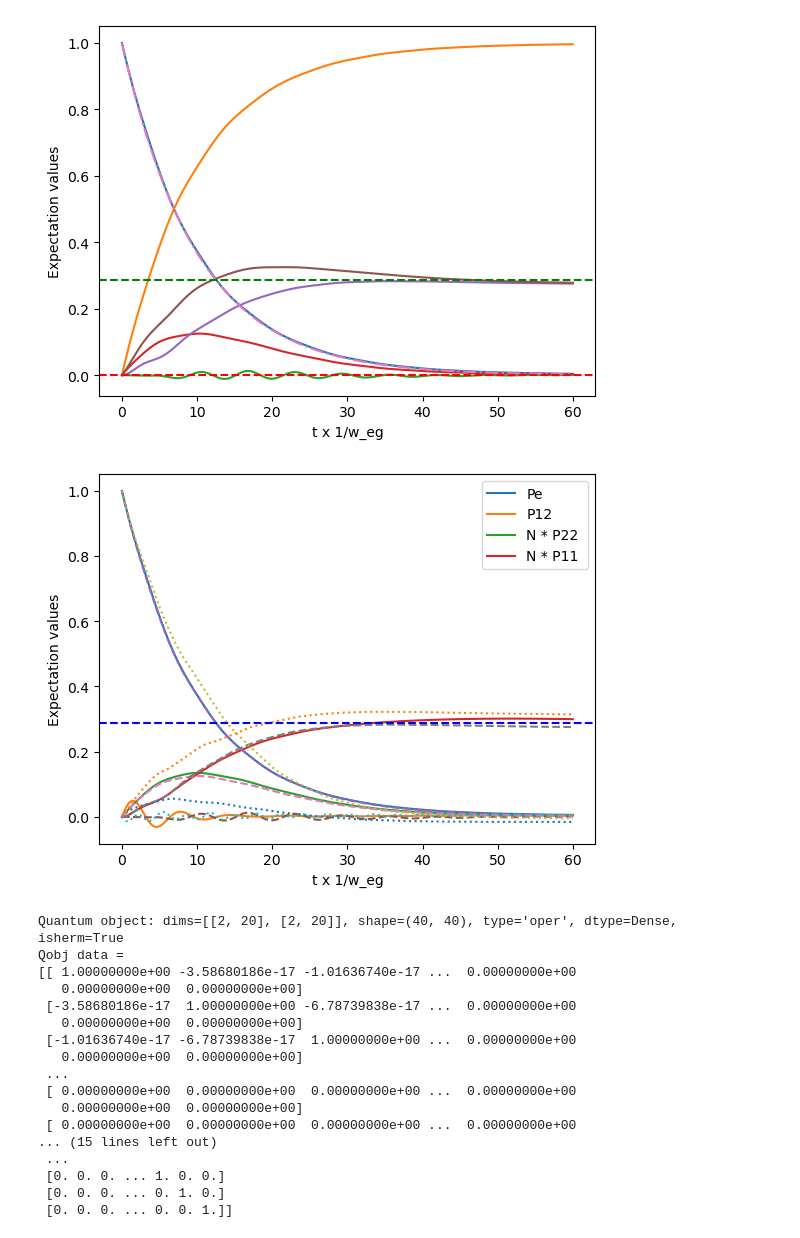
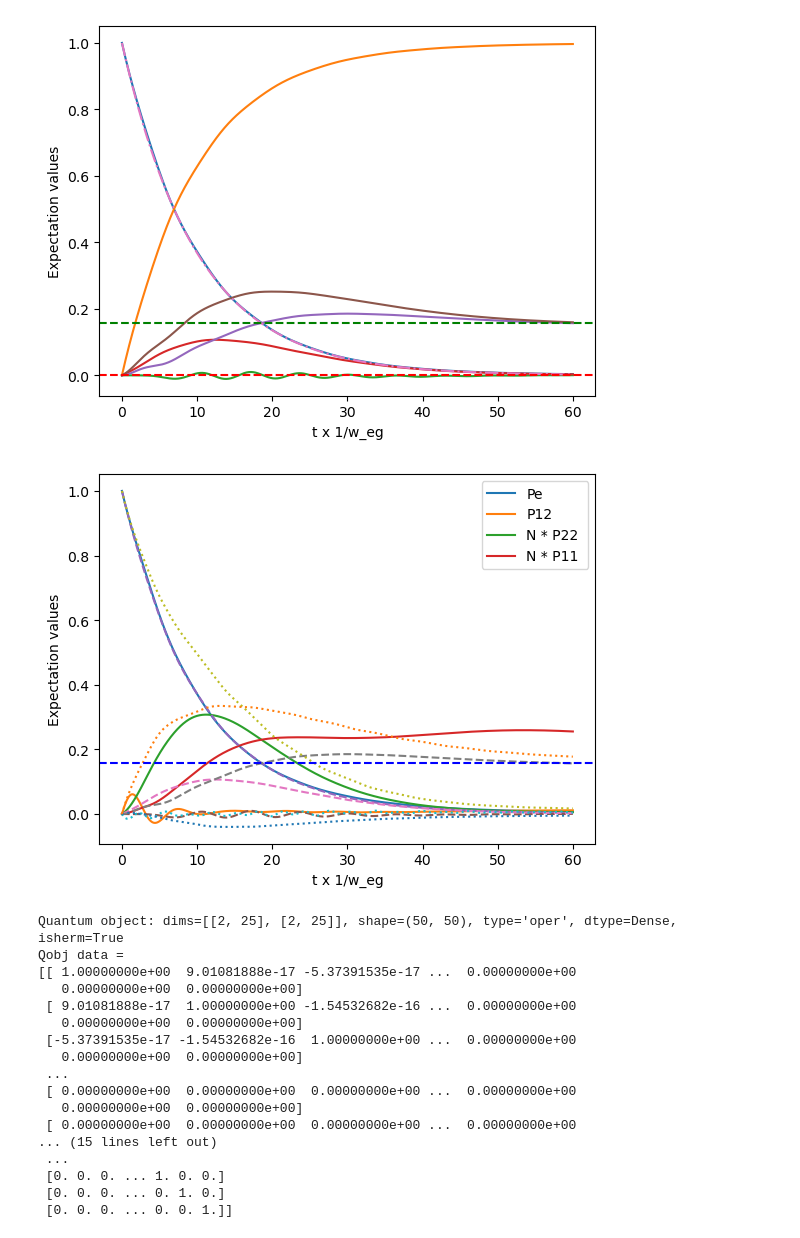
Before and after one commit to SanderStammbach/Sanders-Studium, a Jupyter notebook: Vibration/vibration-master-eq.ipynb, the cells around one changed output. Saved outputs shown, nothing was run; the diff lists cells and outputs as text; code cells hidden in the pictures.

```diff
--- a/Vibration/vibration-master-eq.ipynb
+++ b/Vibration/vibration-master-eq.ipynb
@@ -42,7 +42,7 @@ import scipy.special
 
 we=1 # With hbar = 1 this is the upper energy
 wg=0# ground state
-ve=0.1 #  ground state frequencie from the exited atomic state in 0.1*we
+ve=0.12 #  ground state frequencie from the exited atomic state in 0.1*we
 vg=0.1 # ground state frequencie from the ground atomic state
 λ1=0.5# dim less coupling constant depending on the shift of the energy minima shifts in space
 g1=0.1 #couplig to the atom to the bath
@@ -54,7 +54,7 @@ w0=we- wg + λ1**2 *vg**3 /ve**2
 w00 = we - wg + (ve - vg )/2
 
 
-beta=15 #temp Einheit von  hb*omega durch kb
+beta=20 #temp Einheit von  hb*omega durch kb
 A=-λ1/(1+4*λ2)
 #A=-λ1*(vg**2/ve**2)
 
@@ -63,7 +63,7 @@ rs=1/4*(np.log(ve**2/vg**2))
 
 def nb(w):
     return np.float128(1/(np.exp((w) * beta)-1))
-N=20# size of the vibronic hilbi space
+N=25# size of the vibronic hilbi space
 #tlist=np.linspace[0,1,10]
 # operators
 b  = qutip.tensor(qutip.qeye(2),qutip.destroy(N)) #ladder operator of the vibronic modes
@@ -173,5 +174,5 @@ Qobj data =
 # %%
-A=-0.5
+
 #rotationsmatrix anders definiert
 D_opt=(A*(b.dag()-b)).expm()
 S_opt=(1/2*rs*(b*b-b.dag()*b.dag())).expm() #seldmade
@@ -189,7 +190,7 @@ U2 = P12*P21 +S_op *P21*P12
 br=U.dag() *b * U
 brt=Ut.dag() *b * Ut# selfmade disp
 br3=U1.dag() *b * U1
-br2= b* P12*P21  +(b *np.cosh(rs)  - b.dag()*np.sinh(rs)+A*np.cosh(rs))*P21*P12
+br= b* P12*P21  +(b *np.cosh(rs)  - b.dag()*np.sinh(rs)+A*np.cosh(rs))*P21*P12
 be = (np.cosh( rs) *b + np.sinh( rs)* b.dag() + A* np.exp(rs) )*P21*P12
 
 print(b+A*P22,((P11+D_opt*P22).dag())*b*(P11+D_opt*P22),br3)
@@ -252,7 +253,7 @@ ax.axhline(y=(np.abs((SS(H)*(b.dag()*b*(P22+P11))).tr())), xmin=0, xmax=40, colo
 #ax.axhline(y=1/(np.exp(beta*vg)-1), xmin=0, xmax=40, color='b', linestyle='--')
 plt.show()
 # %% [output]
-[figure, old version]
+[figure, new version]
 # %%
 gamma_1_diag=0.1
 gamma_2_diag=0.1
@@ -271,43 +272,43 @@ c_op_list_diag.append(np.sqrt((nb(w00))*gamma_2_diag)*A *np.cosh(rs)*(P21*P12+P1
 #cross coreleation thermes slow
 Lk_min = qutip.spre(c) * qutip.spost(P12r.dag()) - 0.5 * qutip.spre(P12r.dag() * c) - 0.5 * qutip.spost(P12r.dag() * c)
 Lk_min2 = qutip.spre(c.dag()) * qutip.spost(P12r) - 0.5 * qutip.spre(P12r * c.dag()) - 0.5 * qutip.spost(P12r * c.dag())
 Lk_plu = qutip.spre(P12r.dag()) * qutip.spost(c) - 0.5 * qutip.spre(c*P12r.dag() ) - 0.5 * qutip.spost(c*P12r )
 
-Resul_Lindblad_diag=qutip.mesolve(H_diag, U.dag()*rho0*U, tlist, [c_op_list_diag], [P21r*P12r, P12r*P21r,P12r,U.dag()*b.dag()*b*U*P21r*P12r,U.dag()*b.dag()*b*U*P12r*P21r])
+Resul_Lindblad_diag=qutip.mesolve(H_diag, U.dag()*rho0*U, tlist, [c_op_list_diag], [P21r*P12r, P12r*P21r,P12r,br.dag()*br*P21r*P12r,U.dag()*b.dag()*b*U*P12r*P21r])
 Resul_Lindblad_diag_cross=qutip.mesolve(H_diag+H_ls, rho0, tlist, [c_op_list_diag,gamma_1*(nb(w00+vg)+1)*(Lk_min+Lk_min2)+gamma_1*(nb(w00+vg))*(Lk_plu+Lk_plu.dag())], [P21*P12, P12*P21,P12,b.dag()*b*P21*P12,b.dag()*b*P12*P21])
 
 fig, ax = plt.subplots()
 ax.plot(tlist, Resul_Lindblad_diag.expect[0])
 ax.plot(tlist, Resul_Lindblad_diag.expect[2])
 ax.plot(tlist, Resul_Lindblad_diag.expect[3])
-ax.plot(tlist, Resul_Lindblad_diag.expect[4])
+ax.plot(tlist, Resul_Lindblad_diag.expect[4],linestyle="-")
 
 ax.plot(tlist, Resul_Lindblad.expect[0],linestyle="--")
 ax.plot(tlist, Resul_Lindblad.expect[2],linestyle="--")
 ax.plot(tlist, Resul_Lindblad.expect[3],linestyle="--")
 ax.plot(tlist, Resul_Lindblad.expect[4],linestyle="--")
 
 ax.plot(tlist, Resul_Lindblad_diag_cross.expect[0],linestyle=":")
 ax.plot(tlist, Resul_Lindblad_diag_cross.expect[2],linestyle=":")
 ax.plot(tlist, Resul_Lindblad_diag_cross.expect[3],linestyle=":")
 ax.plot(tlist, Resul_Lindblad_diag_cross.expect[4],linestyle=":")
 ax.set_xlabel('t x 1/w_eg')
 ax.set_ylabel('Expectation values')
 ax.legend(("Pe","P12","N * P22 ","N * P11"))
 #ax.axhline(y=(np.abs((SS(H_diag)*(b.dag()*b*(P22+P11))).tr())), xmin=0, xmax=40, color='g', linestyle='--')
 #ax.axhline(y=(SS(H)*P22).tr(), xmin=0, xmax=40, color='r', linestyle='--')
 ax.axhline(y=1/(np.exp(beta*vg)-1), xmin=0, xmax=40, color='b', linestyle='--')
 plt.show()
 print(P12r*P21r,P12*P21,P21*P12+P12*P21)
 # %% [output]
-[figure, old version]
+[figure, new version]
-Quantum object: dims=[[2, 20], [2, 20]], shape=(40, 40), type='oper', dtype=Dense, isherm=True
+Quantum object: dims=[[2, 25], [2, 25]], shape=(50, 50), type='oper', dtype=Dense, isherm=True
 Qobj data =
-[[ 1.00000000e+00 -3.58680186e-17 -1.01636740e-17 ...  0.00000000e+00
+[[ 1.00000000e+00  9.01081888e-17 -5.37391535e-17 ...  0.00000000e+00
    0.00000000e+00  0.00000000e+00]
- [-3.58680186e-17  1.00000000e+00 -6.78739838e-17 ...  0.00000000e+00
+ [ 9.01081888e-17  1.00000000e+00 -1.54532682e-16 ...  0.00000000e+00
    0.00000000e+00  0.00000000e+00]
- [-1.01636740e-17 -6.78739838e-17  1.00000000e+00 ...  0.00000000e+00
+ [-5.37391535e-17 -1.54532682e-16  1.00000000e+00 ...  0.00000000e+00
    0.00000000e+00  0.00000000e+00]
  ...
  [ 0.00000000e+00  0.00000000e+00  0.00000000e+00 ...  0.00000000e+00
```
Also changed, not shown: parts of 3 cells of this notebook, 3 other files.
